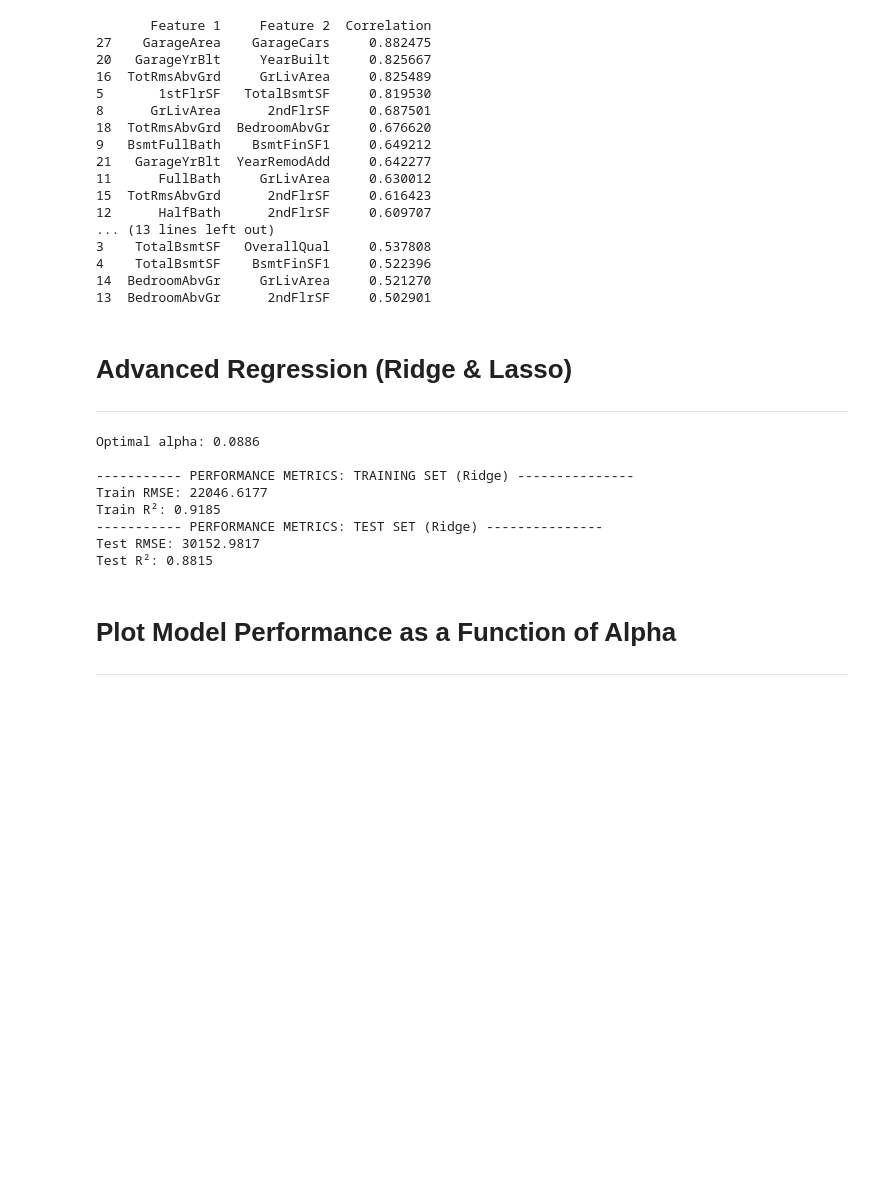
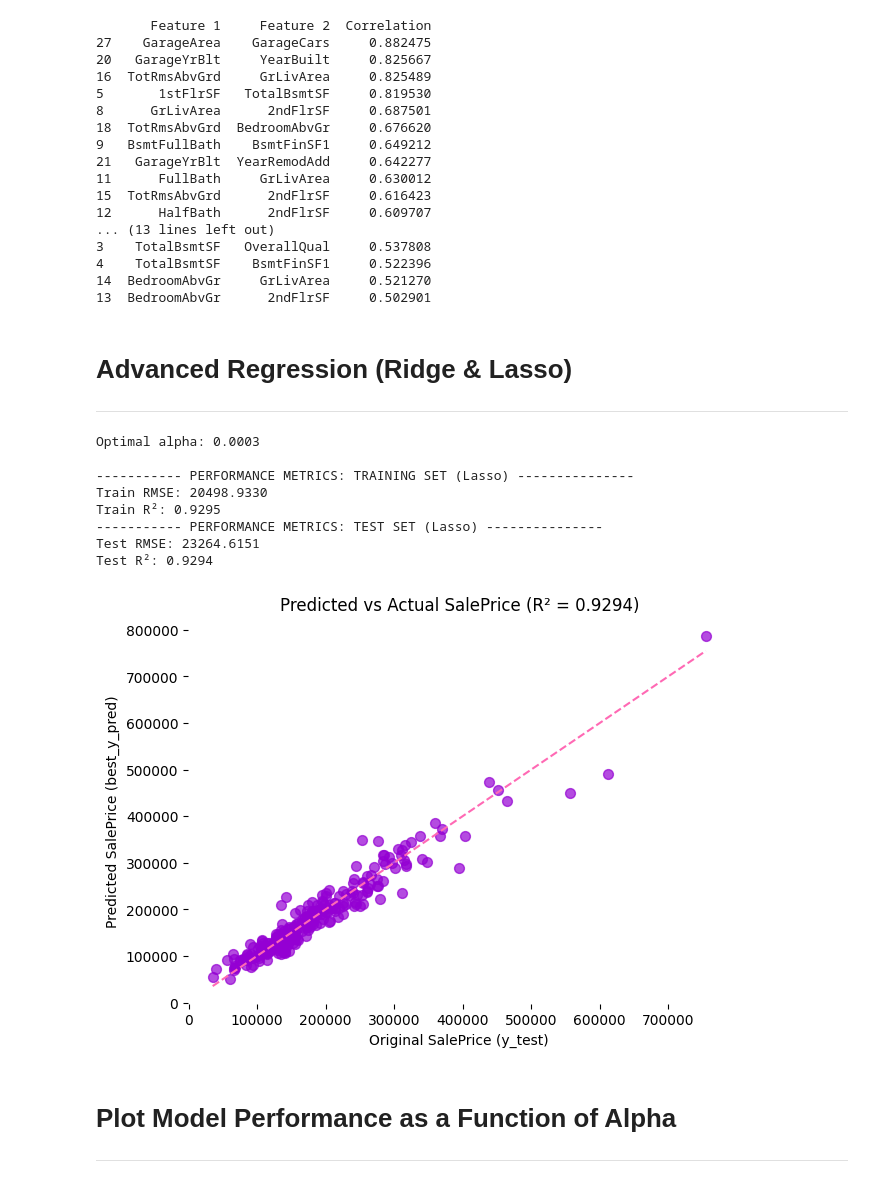
Before and after one commit to cfoli/AI-4-Financial-Modeling, a Jupyter notebook: House_Price_Forecasting.ipynb, the cells around one changed output. Drawn from its saved outputs; the diff is of its cells as text; code cells hidden in the pictures; blank space fills up the shorter version.

Commit message:
Included option to log_transform target variable. Useful when there are outliers in the target variable

```diff
--- a/House_Price_Forecasting.ipynb
+++ b/House_Price_Forecasting.ipynb
@@ -184,7 +184,8 @@ print(high_corr_df)
 ---
 # %%
 # Specify Linear Model to use
-model_name = "Ridge" # Ridge, Lasso
+model_name = "Lasso" # Ridge, Lasso
+log_transform_y = False # True, False
 # %%
 import pandas as pd
 import numpy as np
@@ -283,6 +284,8 @@ alpha_values = np.logspace(-4, 4, 20) # 50 values from 10^-4 to 10^4
 
 # Store performance metrics
 performance_metrics = []
+best_y_pred = None
+prev_rmse = float('inf')
 
 for i,alpha in enumerate(alpha_values):
     print(f"Training model with alpha = {alpha} ({i+1} of {alpha_values.size})")
@@ -292,11 +295,11 @@ for i,alpha in enumerate(alpha_values):
     if model_name == "Ridge":
         linear_model = Pipeline([
         ('preprocessor', preprocessor),
-        ('model', Ridge(alpha=alpha, max_iter=10000))])
+        ('model', Ridge(alpha=alpha, max_iter=1000))])
     elif model_name == "Lasso":
         linear_model = Pipeline([
             ('preprocessor', preprocessor),
-            ('model', Lasso(alpha=alpha, max_iter=10000, warm_start = True)) # ,warm_start = True
+            ('model', Lasso(alpha=alpha, max_iter=1000, warm_start = True)) # ,warm_start = True
             # warm_start: When set to True, reuse the solution of the previous call to fit as initialization, otherwise, just erase the previous solution. This is useful if you want to train a large number of models quickly
         ])
 
@@ -305,18 +308,30 @@ for i,alpha in enumerate(alpha_values):
     CV_rmse_scores = -CV_rmse_scores # convert -RMSE to positive values
 
     # Fit model on entire data
-    linear_model.fit(X_train, y_train)
+    if log_transform_y:
+      # apply log transform to target
+      linear_model.fit(X_train, np.log(y_train))
+    else:
+      linear_model.fit(X_train, y_train)
 
     # --------------- Evaluate model performance ----------------
     # Predict
-    y_pred_train = linear_model.predict(X_train)
-    y_pred_test  = linear_model.predict(X_test)
+    if log_transform_y:
+      # transform predictions back to original sclae
+      y_pred_train = np.exp(linear_model.predict(X_train))
+      y_pred_test  = np.exp(linear_model.predict(X_test))
+    else:
+      y_pred_train = linear_model.predict(X_train)
+      y_pred_test  = linear_model.predict(X_test)
 
     # Calculate metrics
     train_rmse = np.sqrt(mean_squared_error(y_train, y_pred_train))
     test_rmse  = np.sqrt(mean_squared_error(y_test, y_pred_test))
     train_r2   = r2_score(y_train, y_pred_train)
     test_r2    = r2_score(y_test, y_pred_test)
+
+    best_y_pred = y_pred_test if test_rmse < prev_rmse else best_y_pred
+    prev_rmse = test_rmse
 
     # Store results
     performance_metrics.append({
@@ -327,6 +342,8 @@ for i,alpha in enumerate(alpha_values):
         "test_r2": test_r2,
         "CV_rmse": CV_rmse_scores.mean()
     })
+
+# performance_metrics.append({'best_y_pred': best_y_pred})
 
 # Convert to DataFrame for visualization
 performance_df = pd.DataFrame(performance_metrics)
@@ -345,14 +362,31 @@ print(f"----------- PERFORMANCE METRICS: TEST SET ({model_name}) ---------------
 print(f"Test RMSE: {optimal_alpha_outputs['test_rmse']:.4f}")
 print(f"Test R²: {optimal_alpha_outputs['test_r2']:.4f}")
 # %% [output]
-Optimal alpha: 0.0886
+Optimal alpha: 0.0003
 
------------ PERFORMANCE METRICS: TRAINING SET (Ridge) ---------------
-Train RMSE: 22046.6177
-Train R²: 0.9185
------------ PERFORMANCE METRICS: TEST SET (Ridge) ---------------
-Test RMSE: 30152.9817
-Test R²: 0.8815
+----------- PERFORMANCE METRICS: TRAINING SET (Lasso) ---------------
+Train RMSE: 20498.9330
+Train R²: 0.9295
+----------- PERFORMANCE METRICS: TEST SET (Lasso) ---------------
+Test RMSE: 23264.6151
+Test R²: 0.9294
+# %%
+import matplotlib.pyplot as plt
+
+# Create scatter plot
+plt.subplots(figsize=(7, 5))
+
+plt.plot([min(y_test), max(y_test)], [min(y_test), max(y_test)], color='hotpink', linestyle='--')  # Diagonal line for reference
+plt.scatter(y_test, best_y_pred, color='darkviolet', alpha=0.7,s=50,edgecolors=None) # hotpink, darkviolet
+
+plt.xlabel("Original SalePrice (y_test)")
+plt.ylabel("Predicted SalePrice (best_y_pred)")
+plt.title(f"Predicted vs Actual SalePrice (R² = {optimal_alpha_outputs['test_r2']:.4f})")
+plt.grid(False)
+plt.gca().spines[:].set_visible(False)
+plt.show()
+# %% [output]
+[figure, added]
 # %% [markdown]
 # Plot Model Performance as a Function of Alpha
 
```
Also changed, not shown: parts of 2 cells of this notebook.
